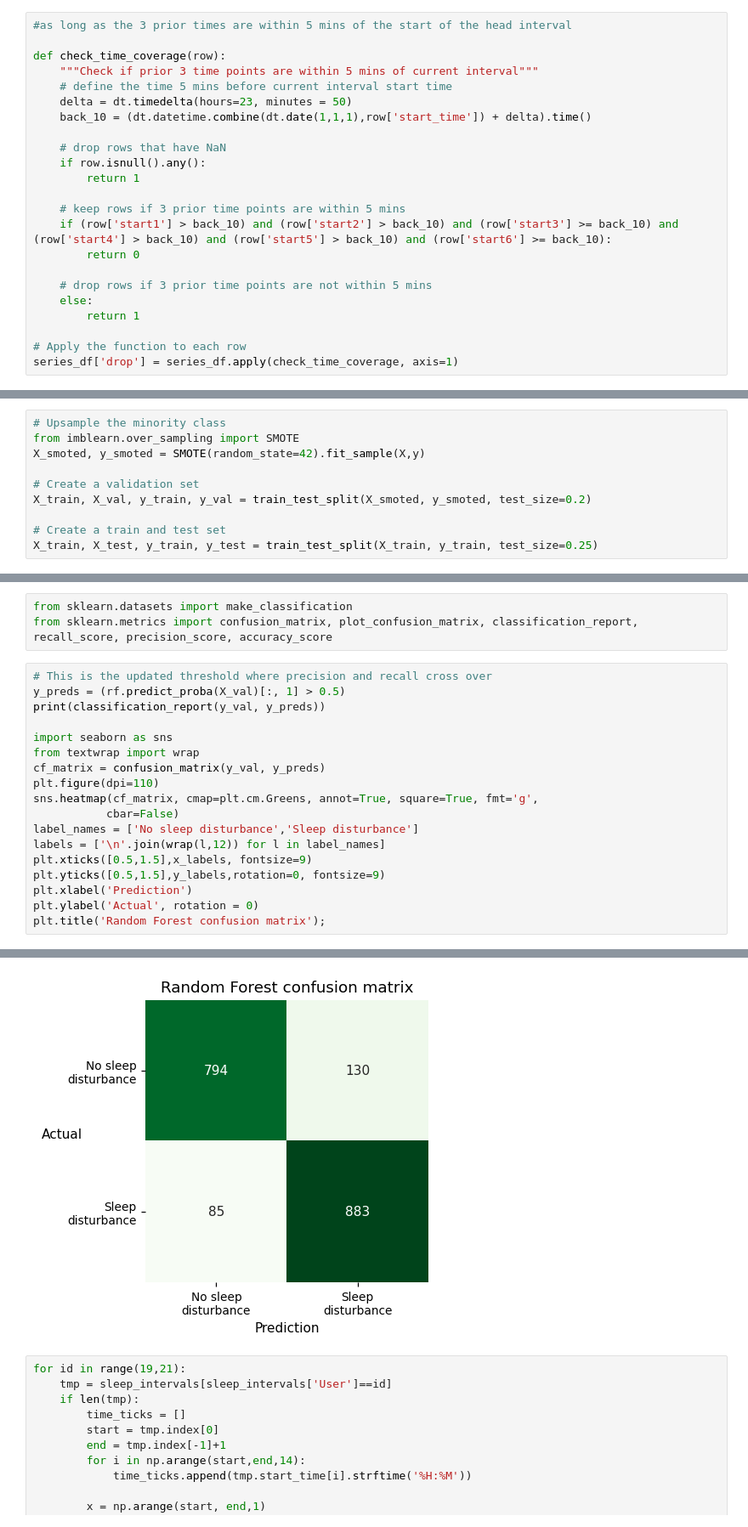
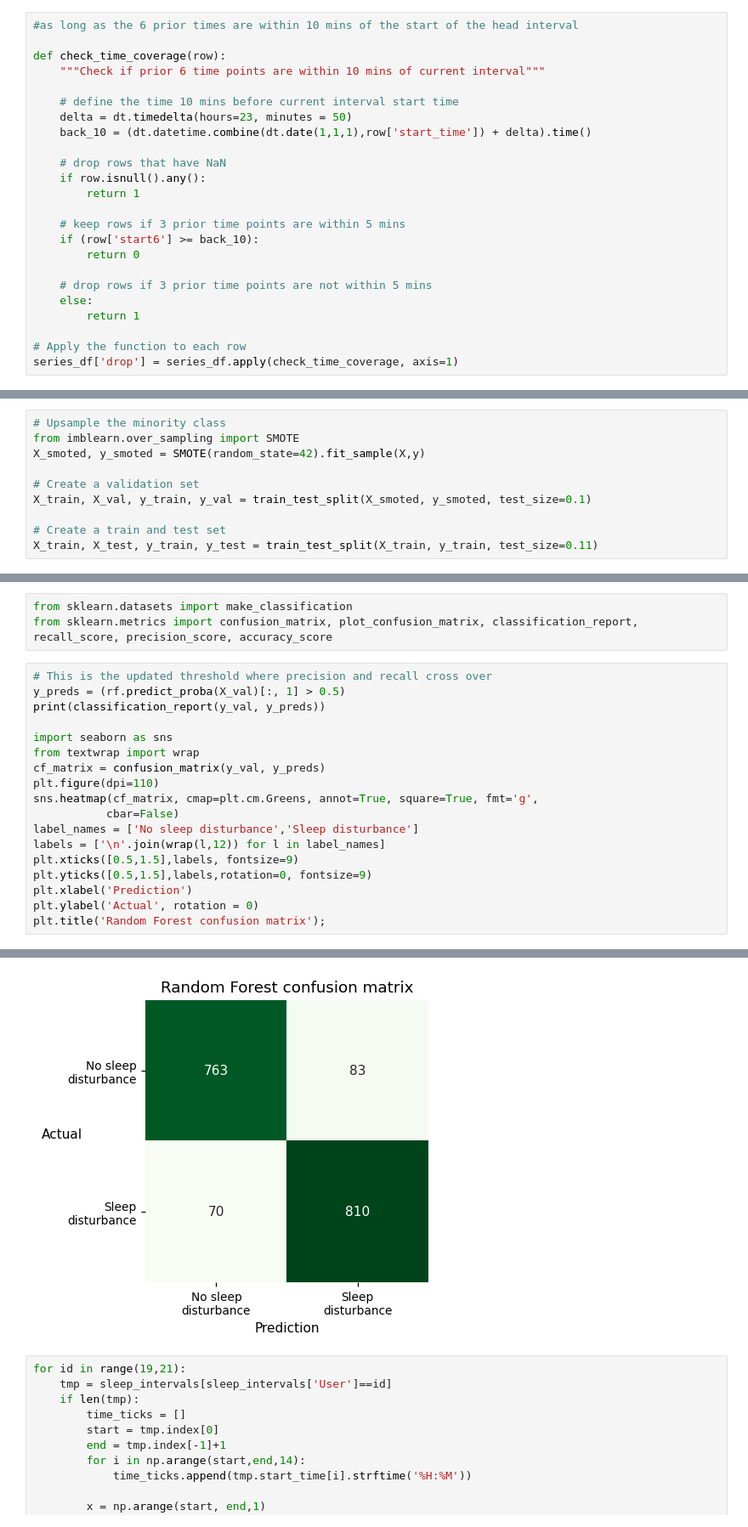
Before and after one commit to jpizzollo/MMASH, a Jupyter notebook: Predicting_sleep_disturbances.ipynb, the cells around one changed output, grey strips where cells are left out. Shown: that part at 85% size. Saved outputs shown, nothing was run; the diff lists cells and outputs as text.

Commit message:
updated sleep time points and input parameters for stress

```diff
--- a/Predicting_sleep_disturbances.ipynb
+++ b/Predicting_sleep_disturbances.ipynb
@@ -538,10 +541,11 @@ See the caveats in the documentation: https://pandas.pydata.org/pandas-docs/stab
 5520 rows × 24 columns
 # %%
-#as long as the 3 prior times are within 5 mins of the start of the head interval
+#as long as the 6 prior times are within 10 mins of the start of the head interval
 
 def check_time_coverage(row):
-    """Check if prior 3 time points are within 5 mins of current interval"""
-    # define the time 5 mins before current interval start time
+    """Check if prior 6 time points are within 10 mins of current interval"""
+
+    # define the time 10 mins before current interval start time
     delta = dt.timedelta(hours=23, minutes = 50)
     back_10 = (dt.datetime.combine(dt.date(1,1,1),row['start_time']) + delta).time()
 
@@ -550,7 +554,7 @@ def check_time_coverage(row):
         return 1
 
     # keep rows if 3 prior time points are within 5 mins
-    if (row['start1'] > back_10) and (row['start2'] > back_10) and (row['start3'] >= back_10) and (row['start4'] > back_10) and (row['start5'] > back_10) and (row['start6'] >= back_10):
+    if (row['start6'] >= back_10):
         return 0
 
     # drop rows if 3 prior time points are not within 5 mins
@@ -591,10 +595,10 @@ from imblearn.over_sampling import SMOTE
 X_smoted, y_smoted = SMOTE(random_state=42).fit_sample(X,y)
 
 # Create a validation set
-X_train, X_val, y_train, y_val = train_test_split(X_smoted, y_smoted, test_size=0.2)
+X_train, X_val, y_train, y_val = train_test_split(X_smoted, y_smoted, test_size=0.1)
 
 # Create a train and test set
-X_train, X_test, y_train, y_test = train_test_split(X_train, y_train, test_size=0.25)
+X_train, X_test, y_train, y_test = train_test_split(X_train, y_train, test_size=0.11)
 # %% [markdown]
 ### Simple model
 # %%
@@ -621,8 +625,8 @@ sns.heatmap(cf_matrix, cmap=plt.cm.Greens, annot=True, square=True, fmt='g',
            cbar=False)
 label_names = ['No sleep disturbance','Sleep disturbance']
 labels = ['\n'.join(wrap(l,12)) for l in label_names]
-plt.xticks([0.5,1.5],x_labels, fontsize=9)
-plt.yticks([0.5,1.5],y_labels,rotation=0, fontsize=9)
+plt.xticks([0.5,1.5],labels, fontsize=9)
+plt.yticks([0.5,1.5],labels,rotation=0, fontsize=9)
 plt.xlabel('Prediction')
 plt.ylabel('Actual', rotation = 0)
 plt.title('Random Forest confusion matrix');
@@ -638,4 +642,4 @@ weighted avg       0.89      0.89      0.89      1892
-[figure, old version]
+[figure, new version]
 # %%
 for id in range(19,21):
     tmp = sleep_intervals[sleep_intervals['User']==id]
```
Also changed, not shown: parts of 3 cells of this notebook, 1 other file.
